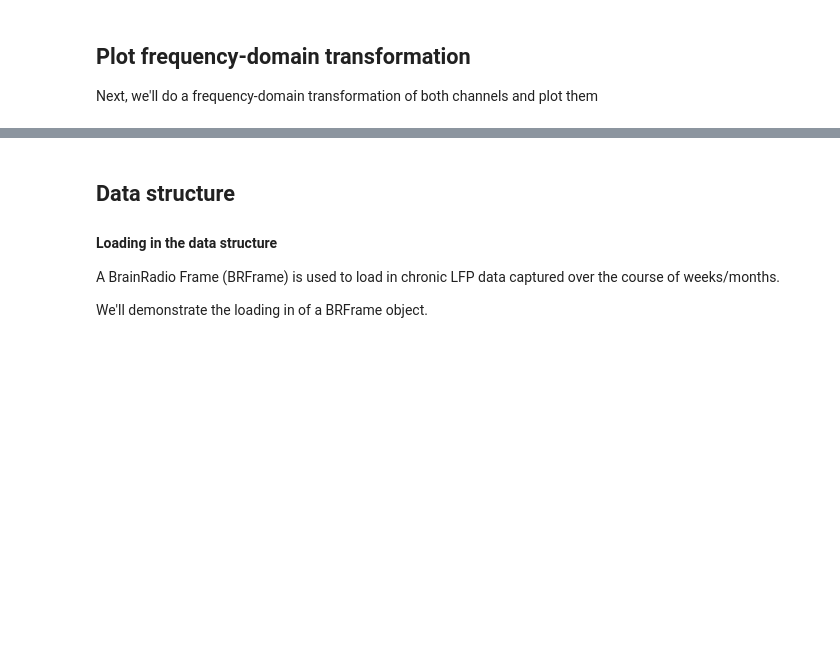
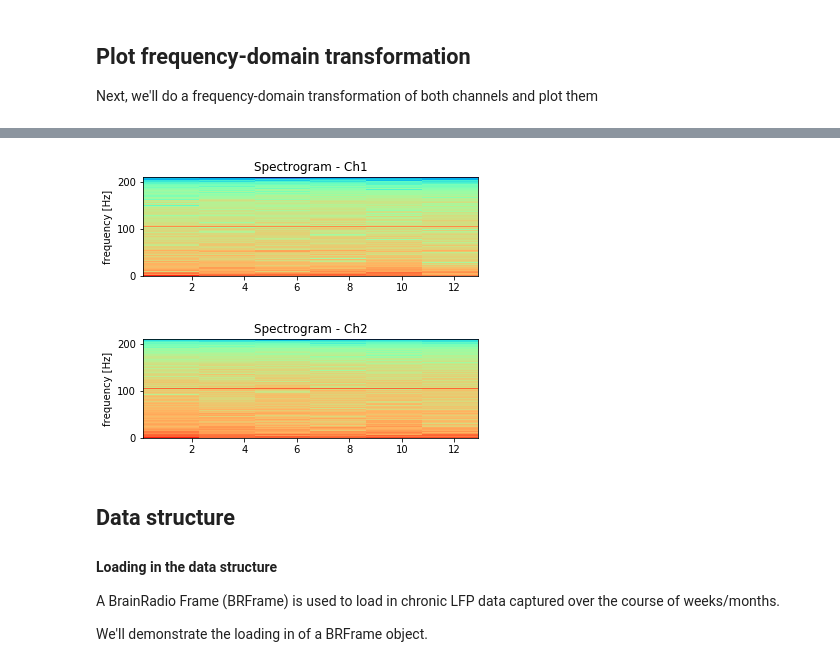
Before and after one commit to dbspaceLab/DBSpace, a Jupyter notebook: notebooks/BasicsLoading.ipynb, the cells around one changed output, grey strips where cells are left out. Drawn from its saved outputs; the diff is of its cells as text; code cells hidden in the pictures; blank space fills up the shorter version.

```diff
--- a/notebooks/BasicsLoading.ipynb
+++ b/notebooks/BasicsLoading.ipynb
@@ -42,3 +86,18 @@ Next, we'll do a frequency-domain transformation of both channels and plot them
+# %%
+ax1 = plt.subplot(211)
+plt.specgram(ch1, Fs=fs, NFFT = 1024, cmap = matplotlib.cm.rainbow )
+plt.ylabel('frequency [Hz]')
+plt.title('Spectrogram - Ch1' )
+plt.show()
+
+ax2 = plt.subplot(212)
+plt.specgram(ch2, Fs=fs, NFFT = 1024, cmap = matplotlib.cm.rainbow )
+plt.ylabel('frequency [Hz]')
+plt.title('Spectrogram - Ch2' )
+plt.show()
+# %% [output]
+[figure, added]
+[figure, added]
 # %% [markdown]
 ## Data structure
 #### Loading in the data structure
```
Also changed, not shown: parts of 10 cells of this notebook.
